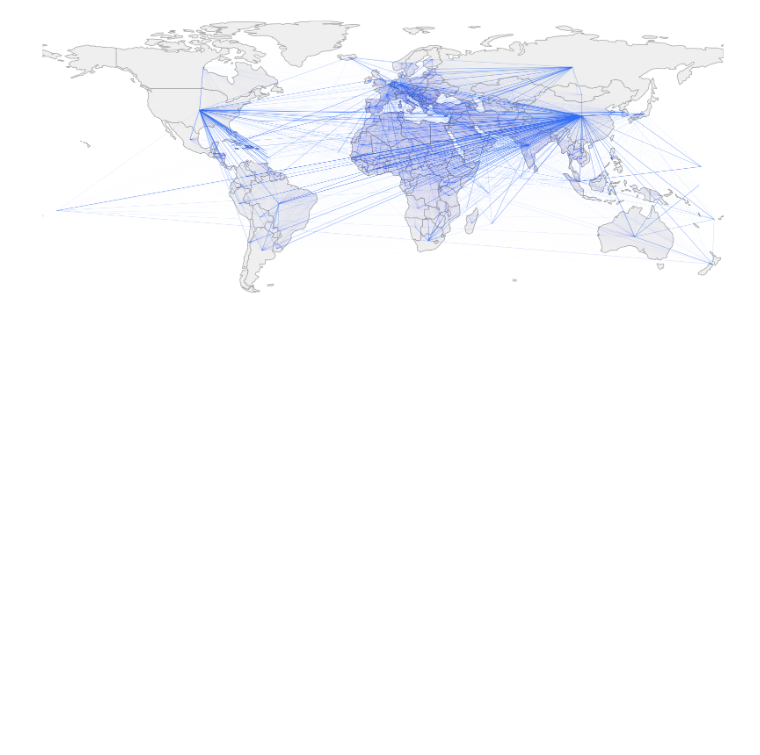
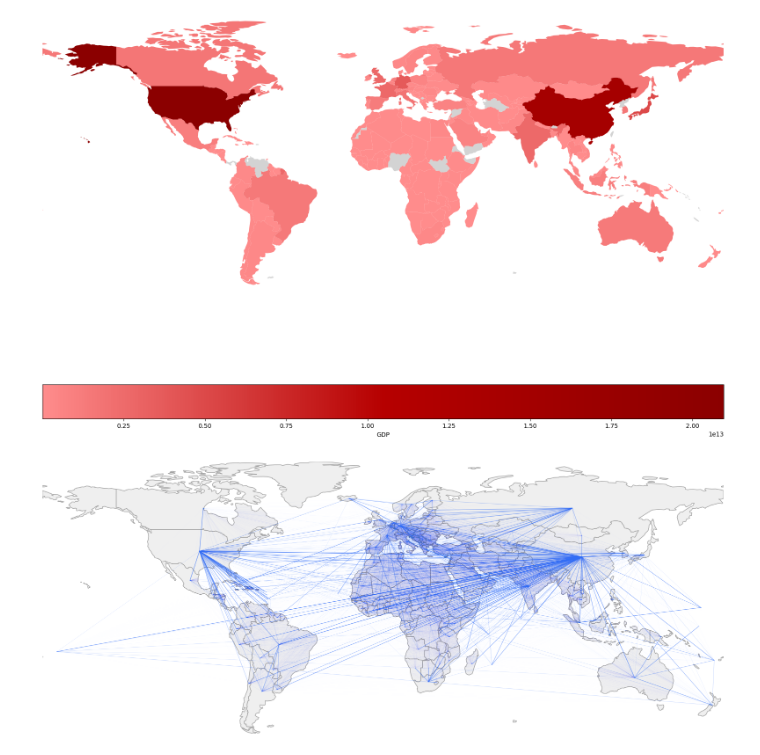
Before and after one commit to matic-fri/ina-project, a Jupyter notebook: ina.ipynb, the cells around one changed output. Drawn from its saved outputs; the diff is of its cells as text; code cells hidden in the pictures; blank space fills up the shorter version.

```diff
--- a/ina.ipynb
+++ b/ina.ipynb
@@ -11,6 +11,11 @@ export_data = pd.read_csv('data/filtered.csv', index_col=0)
 gdp_data = pd.read_csv('data/country_data.csv')
 
 G = util.build_graph(export_data, gdp_data)
+# %%
+gdp = dict(zip(gdp_data['Country Name'].values, gdp_data['GDP'].values))
+visual.geoplot_numbers(gdp, 'GDP', colors_red=True)
+# %% [output]
+[figure, added]
 # %%
 intersect = list(set(export_data.columns.values) & set(gdp_data['Country Name']))
 cleaned_df = export_data[intersect].loc[intersect]
```
Also changed, not shown: 2 other files.
